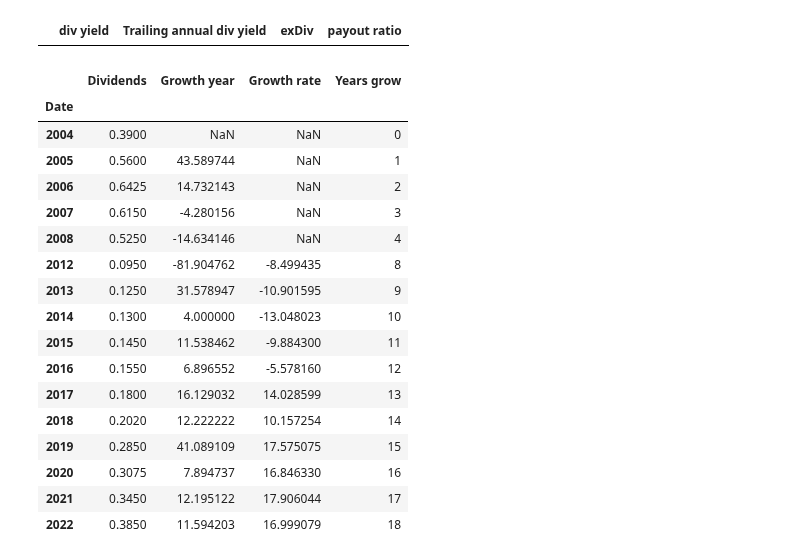
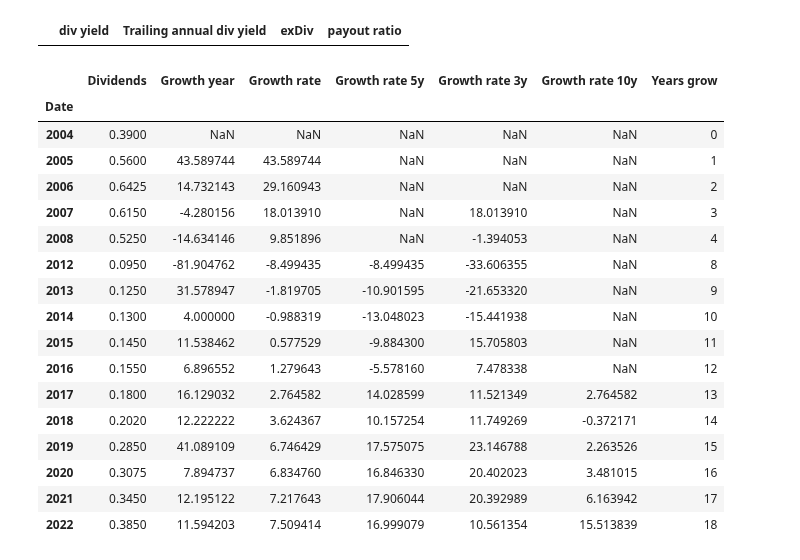
Before and after one commit to Idanq1/Stocks-Strategies, a Jupyter notebook: Dividends/Screener1.ipynb, the cells around one changed output. Cells and saved outputs as stored; diff of their text form; code cells hidden in the pictures.

```diff
--- a/Dividends/Screener1.ipynb
+++ b/Dividends/Screener1.ipynb
@@ -17,38 +17,41 @@ df
 # %%
 stock = yf.Ticker("ABR")
 tmp = stock.dividends
 # list(data.columns)
 # data.columns
 df = pd.DataFrame(index=tmp.index)
 df["Dividends"] = tmp
 # df["Growth rate"] = ((df["Dividends"]/df["Dividends"].shift(1)) - 1) * 100
 # df['Year'] = df.index.year
 df.index = df.index.year
 df = df.groupby(df.index).mean()
 # df.columns
 df["Growth year"] = ((df["Dividends"]/df["Dividends"].shift(1)) - 1) * 100
 df["Growth rate"] = df["Growth year"].expanding().mean()
+df["Growth rate 5y"] = df["Growth year"].rolling(5).mean()
+df["Growth rate 3y"] = df["Growth year"].rolling(3).mean()
+df["Growth rate 10y"] = df["Growth year"].rolling(10).mean()
 df["Years grow"] = df.index - df.first_valid_index()
 df
 # %% [output]
-|  | Dividends | Growth year | Growth rate | Years grow |
-| Date |  |  |  |  |
-| 2004 | 0.3900 | NaN | NaN | 0 |
-| 2005 | 0.5600 | 43.589744 | NaN | 1 |
-| 2006 | 0.6425 | 14.732143 | NaN | 2 |
-| 2007 | 0.6150 | -4.280156 | NaN | 3 |
-| 2008 | 0.5250 | -14.634146 | NaN | 4 |
-| 2012 | 0.0950 | -81.904762 | -8.499435 | 8 |
-| 2013 | 0.1250 | 31.578947 | -10.901595 | 9 |
-| 2014 | 0.1300 | 4.000000 | -13.048023 | 10 |
-| 2015 | 0.1450 | 11.538462 | -9.884300 | 11 |
-| 2016 | 0.1550 | 6.896552 | -5.578160 | 12 |
-| 2017 | 0.1800 | 16.129032 | 14.028599 | 13 |
-| 2018 | 0.2020 | 12.222222 | 10.157254 | 14 |
-| 2019 | 0.2850 | 41.089109 | 17.575075 | 15 |
-| 2020 | 0.3075 | 7.894737 | 16.846330 | 16 |
-| 2021 | 0.3450 | 12.195122 | 17.906044 | 17 |
-| 2022 | 0.3850 | 11.594203 | 16.999079 | 18 |
+|  | Dividends | Growth year | Growth rate | Growth rate 5y | Growth rate 3y | Growth rate 10y | Years grow |
+| Date |  |  |  |  |  |  |  |
+| 2004 | 0.3900 | NaN | NaN | NaN | NaN | NaN | 0 |
+| 2005 | 0.5600 | 43.589744 | 43.589744 | NaN | NaN | NaN | 1 |
+| 2006 | 0.6425 | 14.732143 | 29.160943 | NaN | NaN | NaN | 2 |
+| 2007 | 0.6150 | -4.280156 | 18.013910 | NaN | 18.013910 | NaN | 3 |
+| 2008 | 0.5250 | -14.634146 | 9.851896 | NaN | -1.394053 | NaN | 4 |
+| 2012 | 0.0950 | -81.904762 | -8.499435 | -8.499435 | -33.606355 | NaN | 8 |
+| 2013 | 0.1250 | 31.578947 | -1.819705 | -10.901595 | -21.653320 | NaN | 9 |
+| 2014 | 0.1300 | 4.000000 | -0.988319 | -13.048023 | -15.441938 | NaN | 10 |
+| 2015 | 0.1450 | 11.538462 | 0.577529 | -9.884300 | 15.705803 | NaN | 11 |
+| 2016 | 0.1550 | 6.896552 | 1.279643 | -5.578160 | 7.478338 | NaN | 12 |
+| 2017 | 0.1800 | 16.129032 | 2.764582 | 14.028599 | 11.521349 | 2.764582 | 13 |
+| 2018 | 0.2020 | 12.222222 | 3.624367 | 10.157254 | 11.749269 | -0.372171 | 14 |
+| 2019 | 0.2850 | 41.089109 | 6.746429 | 17.575075 | 23.146788 | 2.263526 | 15 |
+| 2020 | 0.3075 | 7.894737 | 6.834760 | 16.846330 | 20.402023 | 3.481015 | 16 |
+| 2021 | 0.3450 | 12.195122 | 7.217643 | 17.906044 | 20.392989 | 6.163942 | 17 |
+| 2022 | 0.3850 | 11.594203 | 7.509414 | 16.999079 | 10.561354 | 15.513839 | 18 |
 # %%
 tickers = ["O", "T", "MMM", "IBM", "PSTL", "ENB", "BCE", "CSCO", "MRK", "STAG", "INPFX", "TIP", "AAPL", "MSFT", "JPM", "KO", "V", "COST", "JNJ", "VICI", "MCD", "ABBV", "ABR"]
 # tickers = ["O", "T", "MMM"]
```
Also changed, not shown: parts of 6 cells of this notebook, 2 other files.
